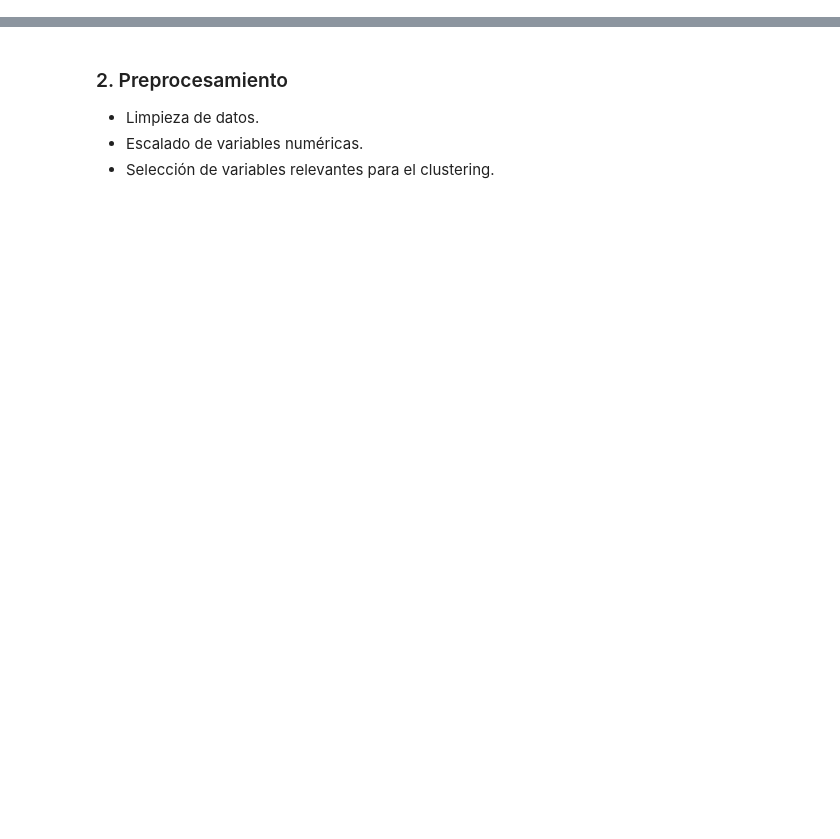
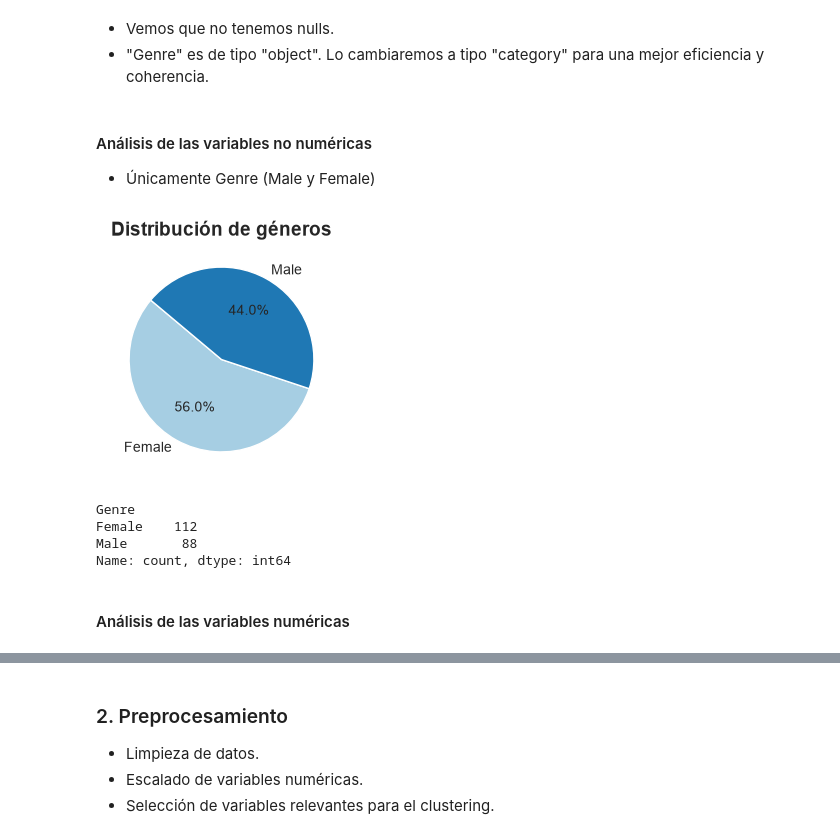
Before and after one commit to QudeCode/MSc-FIAIS-Activity-1, a Jupyter notebook: segmentacion_clientes.ipynb, the cells around one changed output, grey strips where cells are left out. Saved outputs shown, nothing was run; the diff lists cells and outputs as text; code cells hidden in the pictures; blank space fills up the shorter version.

Commit message:
Estandarizado de datos + graficas variables

```diff
--- a/segmentacion_clientes.ipynb
+++ b/segmentacion_clientes.ipynb
@@ -27,0 +29,7 @@ Path to dataset files: /Users/raul.quiros/.cache/kagglehub/datasets/shwetabh123/
+# %%
+# Descarga el dataset de Kaggle y carga el CSV en un DataFrame de pandas
+CSV_PATH = kagglehub.dataset_download("shwetabh123/mall-customers") + "/Mall_Customers.csv"
+
+df = pd.read_csv(CSV_PATH)
+
+display(df.head())
@@ -27,0 +66,34 @@ Path to dataset files: /Users/raul.quiros/.cache/kagglehub/datasets/shwetabh123/
+# %% [markdown]
+- Vemos que no tenemos nulls.
+- "Genre" es de tipo "object". Lo cambiaremos a tipo "category" para una mejor eficiencia y coherencia.
+# %%
+df['Genre'] = df['Genre'].astype('category')
+# %% [markdown]
+#### Análisis de las variables no numéricas
+- Únicamente Genre (Male y Female)
+# %%
+# Análisis de las variables no numéricas
+genre_count = df['Genre'].value_counts().head(5)
+
+plt.figure(figsize=(3, 3))
+
+plt.pie(
+    genre_count,
+    labels=genre_count.index,
+    autopct='%1.1f%%',
+    startangle=140,
+    colors=plt.cm.Paired.colors
+)
+
+plt.title("Distribución de géneros", fontsize=14, fontweight='bold')
+plt.show()
+
+print(df['Genre'].value_counts())
+# %% [output]
+[figure, added]
+Genre
+Female    112
+Male       88
+Name: count, dtype: int64
+# %% [markdown]
+#### Análisis de las variables numéricas
```
Also changed, not shown: parts of 14 cells of this notebook, 1 other file.
